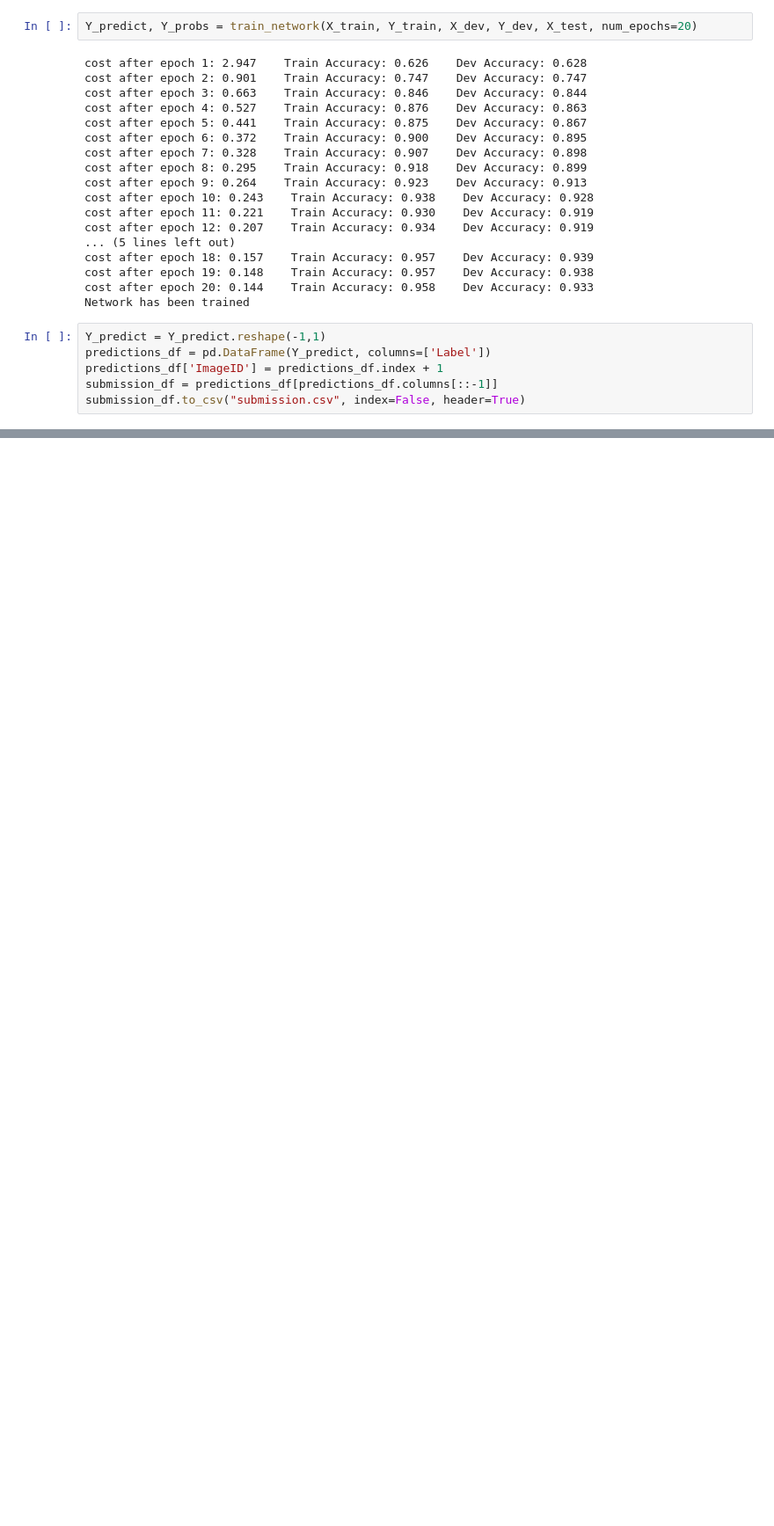
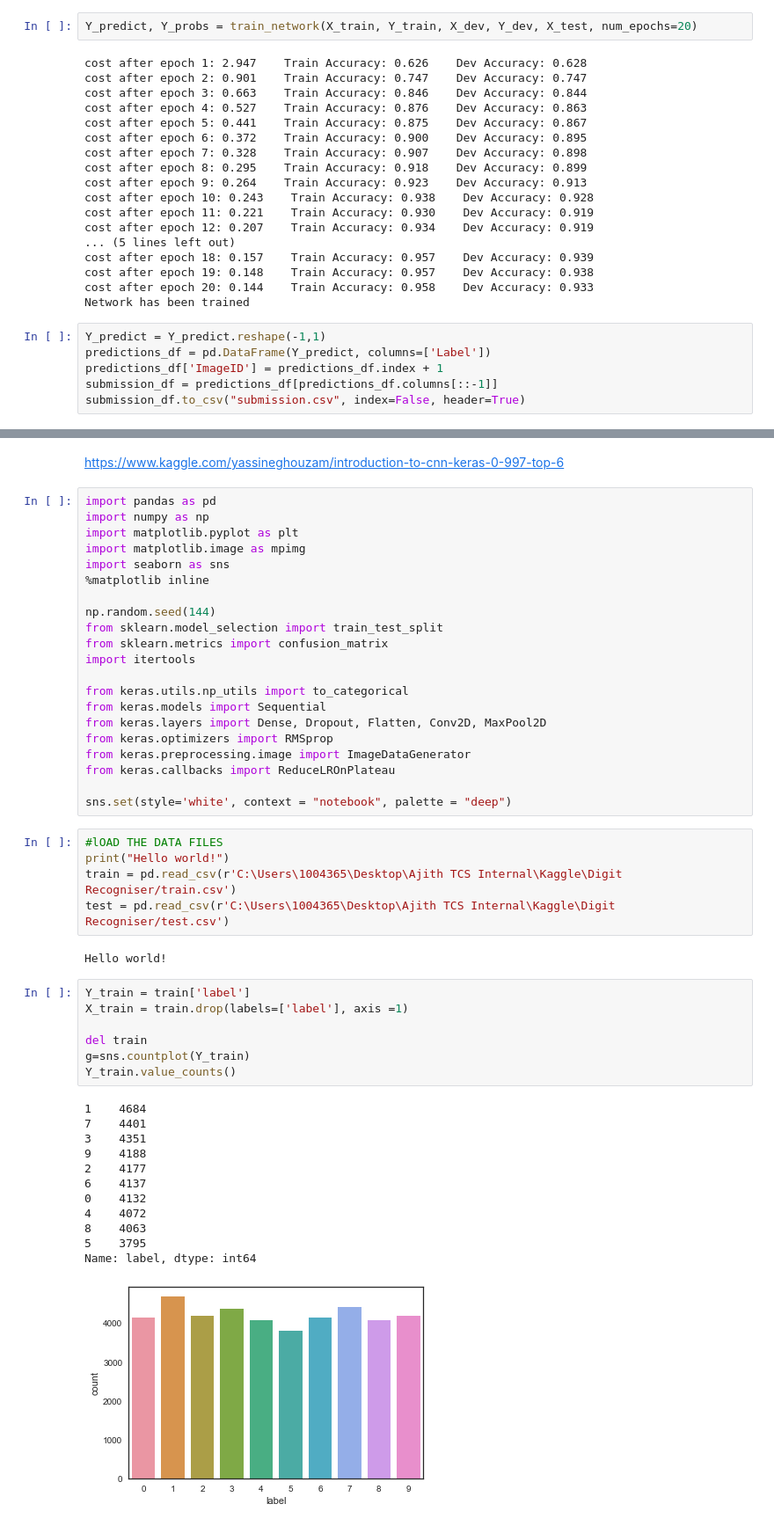
Before and after one commit to Ajithvajrala23/Examples, a Jupyter notebook: digit_recogniser.ipynb, the cells around one changed output, grey strips where cells are left out. Shown at 88% size. Saved outputs shown, nothing was run; the diff lists cells and outputs as text; blank space fills up the shorter version.

Commit message:
Desktop_office

```diff
--- a/digit_recogniser.ipynb
+++ b/digit_recogniser.ipynb
@@ -381,0 +496,50 @@ submission_df.to_csv("submission.csv", index=False, header=True)
+# %% [markdown]
+https://www.kaggle.com/yassineghouzam/introduction-to-cnn-keras-0-997-top-6
+# %%
+import pandas as pd
+import numpy as np
+import matplotlib.pyplot as plt
+import matplotlib.image as mpimg
+import seaborn as sns
+%matplotlib inline
+
+np.random.seed(144)
+from sklearn.model_selection import train_test_split
+from sklearn.metrics import confusion_matrix
+import itertools
+
+from keras.utils.np_utils import to_categorical
+from keras.models import Sequential
+from keras.layers import Dense, Dropout, Flatten, Conv2D, MaxPool2D
+from keras.optimizers import RMSprop
+from keras.preprocessing.image import ImageDataGenerator
+from keras.callbacks import ReduceLROnPlateau
+
+sns.set(style='white', context = "notebook", palette = "deep")
+# %%
+#lOAD THE DATA FILES
+print("Hello world!")
+train = pd.read_csv(r'C:\Users\1004365\Desktop\Ajith TCS Internal\Kaggle\Digit Recogniser/train.csv')
+test = pd.read_csv(r'C:\Users\1004365\Desktop\Ajith TCS Internal\Kaggle\Digit Recogniser/test.csv')
+# %% [output]
+Hello world!
+# %%
+Y_train = train['label']
+X_train = train.drop(labels=['label'], axis =1)
+
+del train
+g=sns.countplot(Y_train)
+Y_train.value_counts()
+# %% [output]
+1    4684
+7    4401
+3    4351
+9    4188
+2    4177
+6    4137
+0    4132
+4    4072
+8    4063
+5    3795
+Name: label, dtype: int64
+[figure, added]
```
Also changed, not shown: parts of 38 cells of this notebook, 40 other files.
